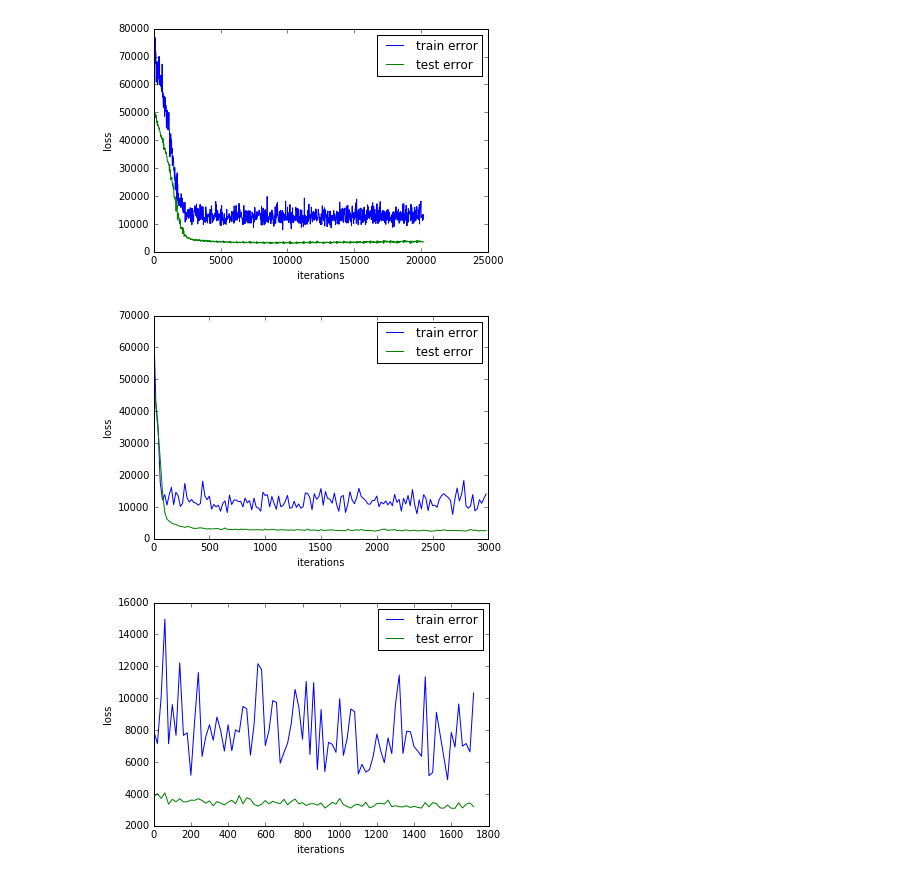
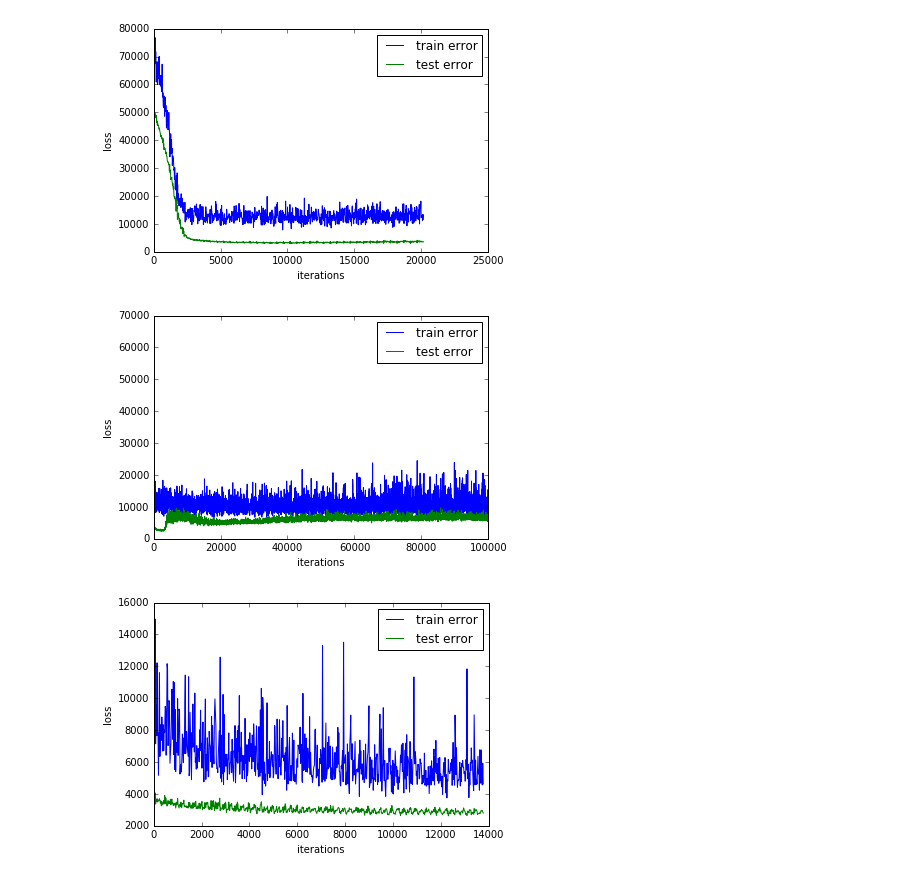
Before and after one commit to cdancette/flownet-tools, a Jupyter notebook: learning_curves.ipynb, the cells around one changed output. Saved outputs shown, nothing was run; the diff lists cells and outputs as text; code cells hidden in the pictures.

```diff
--- a/learning_curves.ipynb
+++ b/learning_curves.ipynb
@@ -6,10 +6,10 @@ plot_log_file('/home/gpu_user/corentin/flownet2/models/FlowNet2-s/train-logs_sol
 # %% [output]
 [figure]
 # %%
-plot_log_file('/home/gpu_user/corentin/flownet2/models/FlowNet2-s/full-train-logs_solver-2017-10-04-17:50:17', lim=150)
+plot_log_file('/home/gpu_user/corentin/flownet2/models/FlowNet2-s/full-train-logs_solver-2017-10-04-17:50:17')
 # %% [output]
-[figure, old version]
+[figure, new version]
 # %%
-plot_log_file('/home/gpu_user/corentin/flownet2/models/FlowNet2-s/train-all-layers/train-logs_solver-2017-10-11-11:23:31', lim=150)
+plot_log_file('/home/gpu_user/corentin/flownet2/models/FlowNet2-s/train-all-layers/train-logs_solver-2017-10-11-11:23:31')
 # %% [output]
-[figure, old version]
+[figure, new version]
```
Also changed, not shown: 1 other file.
